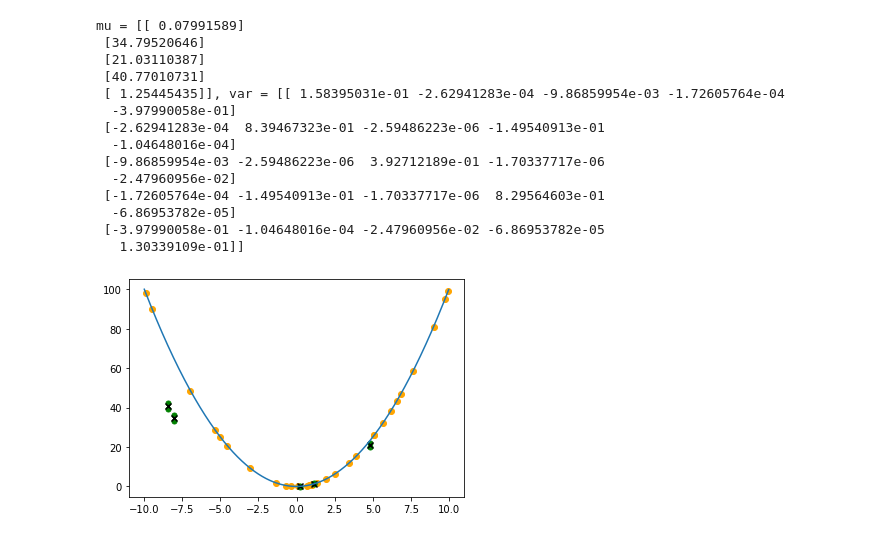
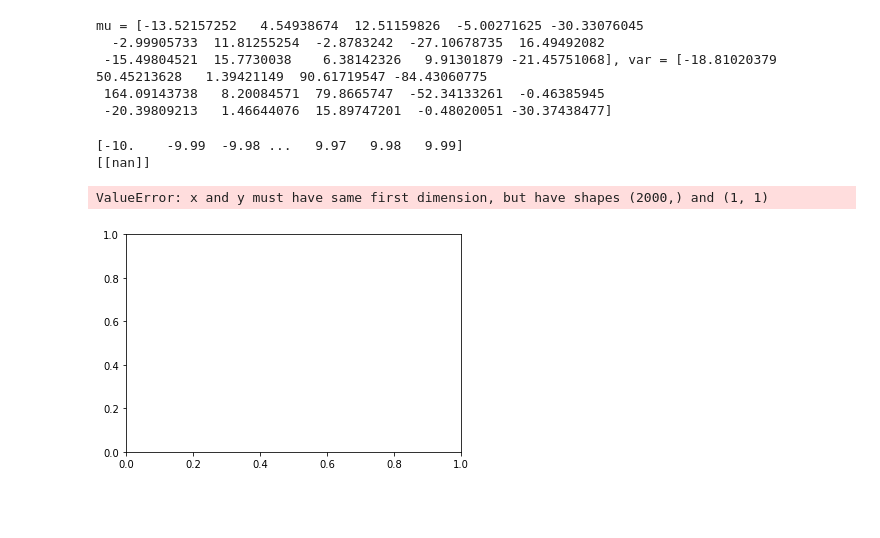
Before and after one commit to kura197/gaussian_process, a Jupyter notebook: gaussian_process.ipynb, the cells around one changed output. Saved outputs shown, nothing was run; the diff lists cells and outputs as text; code cells hidden in the pictures; blank space fills up the shorter version.

```diff
--- a/gaussian_process.ipynb
+++ b/gaussian_process.ipynb
@@ -62 +83,10 @@ def gpr(x_test, x_train, y_train, kernel):
     return mu, var
+# %%
+def gpr_plot_all(func, x_train, y_train, x_test, kernel):
+    mu, var = gpr(x_test, x_train, y_train, kernel)
+    x = np.arange(x_range[0], x_range[1], 0.01)
+    y = func(x)
+    plt.plot(x, y, color='red')
+    plt.plot(x_test, mu, 'b-')
+    plt.fill_between(x_test, mu-2*np.sqrt(var), mu+2*np.sqrt(var), color='#ccccff')
+    plt.scatter(x_train, y_train, color='black', marker='x', s=100)
@@ -63,25 +141,23 @@ def gpr(x_test, x_train, y_train, kernel):
 # %%
 ## TODO: theta
-kernel = lambda x1, x2: gauss_kernel(x1, x2, 1.0, 1.0)
-x_test = get_sample(5)
-mu, var = gpr(x_test, x_train, y_train, kernel)
+#kernel = lambda x1, x2: gauss_kernel(x1, x2, 1.0, 0.4)
+kernel = lambda x1, x2: gauss_kernel(x1, x2, theta[0], theta[1])
+x_test = get_sample(15)
+mu, var = gpr_flat(x_test, x_train, y_train, kernel)
 print(f'mu = {mu}, var = {var}')
 # %% [output]
-mu = [[ 0.07991589]
- [34.79520646]
- [21.03110387]
- [40.77010731]
- [ 1.25445435]], var = [[ 1.58395031e-01 -2.62941283e-04 -9.86859954e-03 -1.72605764e-04
-  -3.97990058e-01]
- [-2.62941283e-04  8.39467323e-01 -2.59486223e-06 -1.49540913e-01
-  -1.04648016e-04]
- [-9.86859954e-03 -2.59486223e-06  3.92712189e-01 -1.70337717e-06
-  -2.47960956e-02]
- [-1.72605764e-04 -1.49540913e-01 -1.70337717e-06  8.29564603e-01
-  -6.86953782e-05]
- [-3.97990058e-01 -1.04648016e-04 -2.47960956e-02 -6.86953782e-05
-   1.30339109e-01]]
+mu = [-13.52157252   4.54938674  12.51159826  -5.00271625 -30.33076045
+  -2.99905733  11.81255254  -2.8783242  -27.10678735  16.49492082
+ -15.49804521  15.7730038    6.38142326   9.91301879 -21.45751068], var = [-18.81020379  50.45213628   1.39421149  90.61719547 -84.43060775
+ 164.09143738   8.20084571  79.8665747  -52.34133261  -0.46385945
+ -20.39809213   1.46644076  15.89747201  -0.48020051 -30.37438477]
 # %%
-gpr_plot(target_func, x_train, y_train, x_test, mu, var)
+#gpr_plot(target_func, x_train, y_train, x_test, mu, var)
-# %% [output]
-[figure, removed]
+# %%
+x_test_all = np.linspace(x_range[0], x_range[1], 100)
+gpr_plot_all(target_func, x_train, y_train, x_test_all, kernel)
+# %% [output]
+[-10.    -9.99  -9.98 ...   9.97   9.98   9.99]
+[[nan]]
+ValueError: x and y must have same first dimension, but have shapes (2000,) and (1, 1)
+[figure, added]
```
Also changed, not shown: parts of 6 cells of this notebook.
